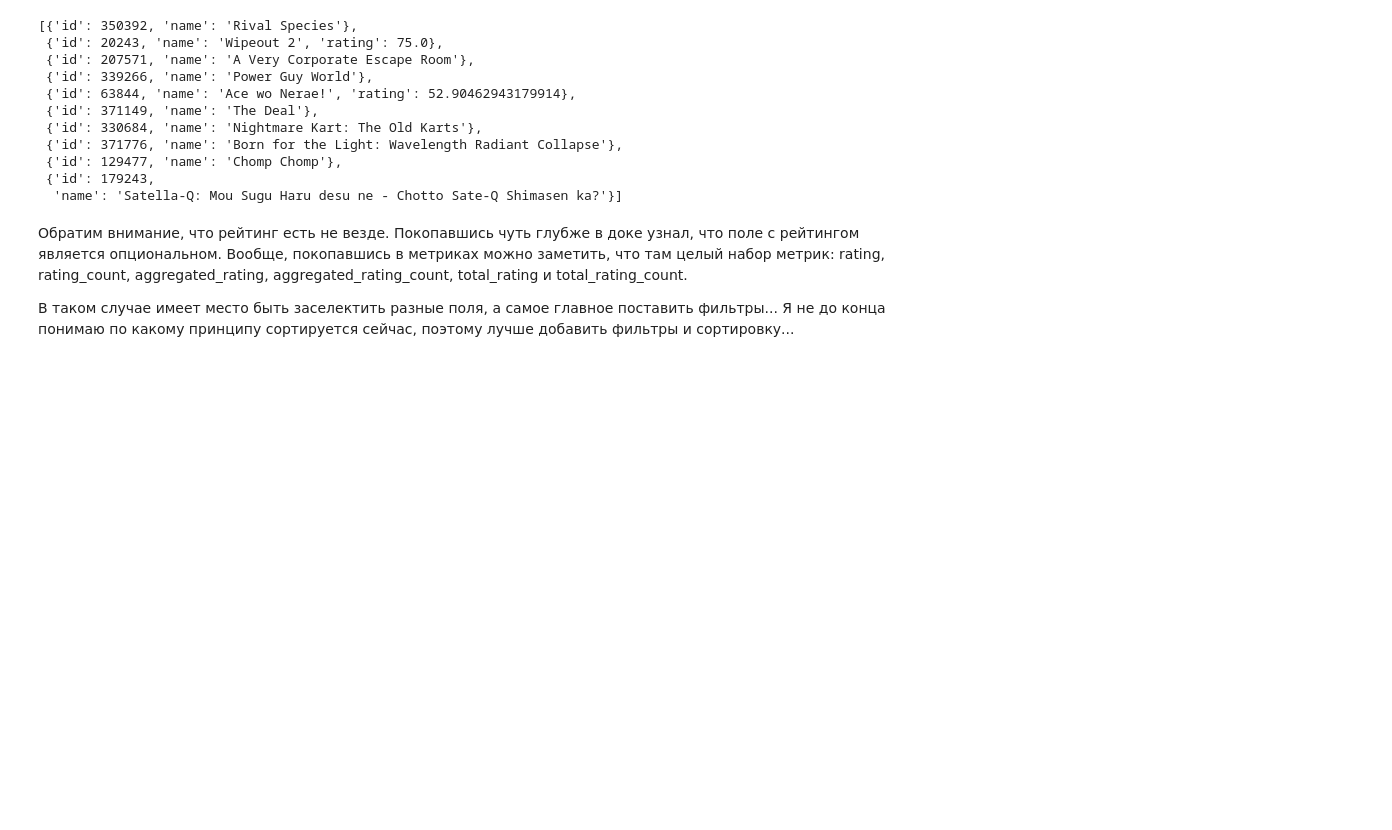
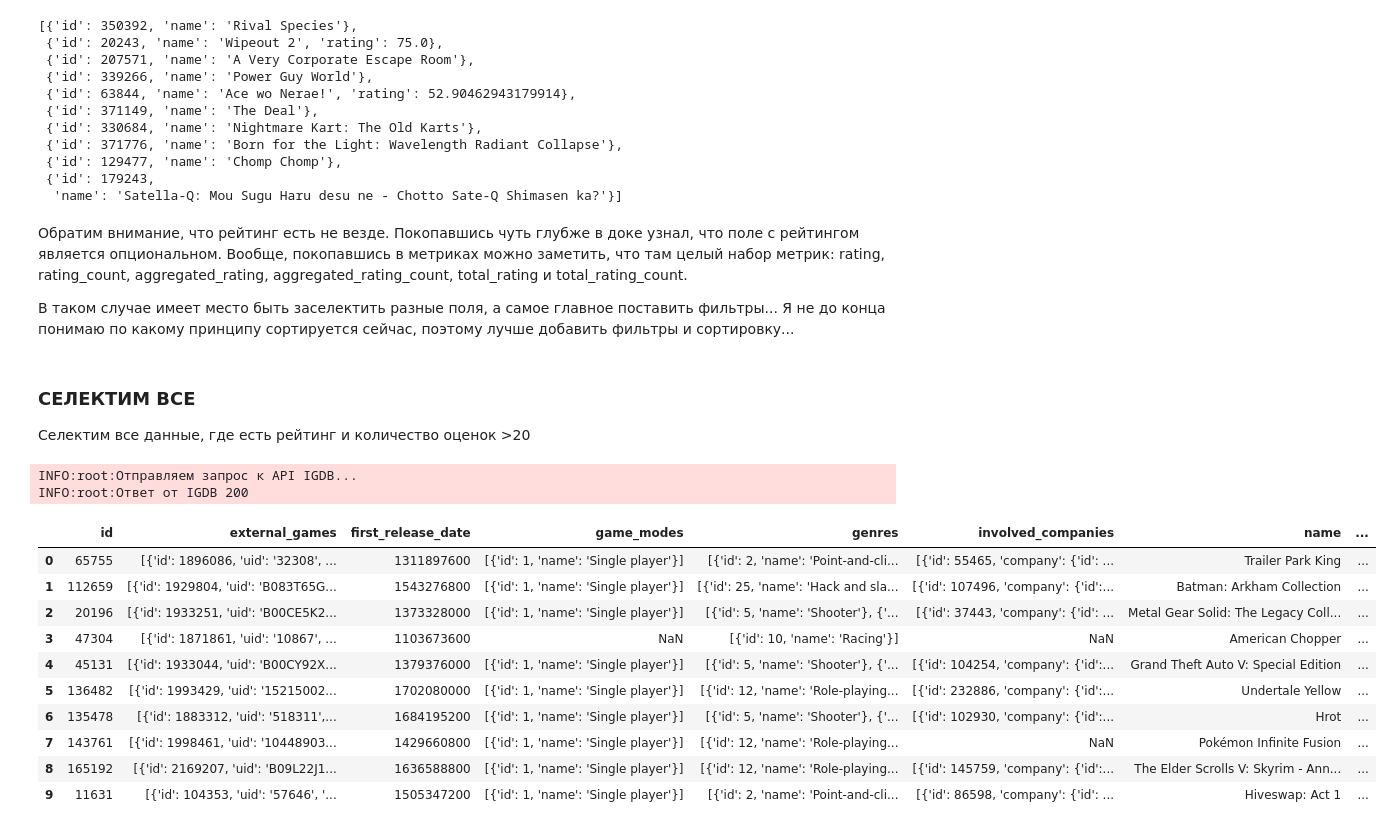
Before and after one commit to tdrkn/GP2, a Jupyter notebook: api_igdb.ipynb, the cells around one changed output. Cells and saved outputs as stored; diff of their text form; code cells hidden in the pictures; blank space fills up the shorter version.

```diff
--- a/api_igdb.ipynb
+++ b/api_igdb.ipynb
@@ -106,0 +143,49 @@ games10.json()
+# %% [markdown]
+### СЕЛЕКТИМ ВСЕ
+Селектим все данные, где есть рейтинг и количество оценок >20
+# %%
+body='''
+fields
+    id,
+    name,
+    slug,
+    first_release_date,
+    platforms.name,
+    genres.name,
+    themes.name,
+    game_modes.name,
+    game_type,
+    involved_companies.company.name,
+    rating,
+    rating_count,
+    aggregated_rating,
+    aggregated_rating_count,
+    total_rating,
+    total_rating_count,
+    hypes,
+    external_games.uid,
+    external_games.external_game_source;
+where rating!=null & rating_count>20;
+sort rating desc;
+limit 500;
+'''
+data_new = igdb_request(body)
+# %% [output]
+INFO:root:Отправляем запрос к API IGDB...
+INFO:root:Ответ от IGDB 200
+# %%
+import pandas as pd
+df = pd.DataFrame(data_new)
+df
+# %% [output]
+|  | id | external_games | first_release_date | game_modes | genres | involved_companies | name | ... |
+| 0 | 65755 | [{'id': 1896086, 'uid': '32308', ... | 1311897600 | [{'id': 1, 'name': 'Single player'}] | [{'id': 2, 'name': 'Point-and-cli... | [{'id': 55465, 'company': {'id': ... | Trailer Park King | ... |
+| 1 | 112659 | [{'id': 1929804, 'uid': 'B083T65G... | 1543276800 | [{'id': 1, 'name': 'Single player'}] | [{'id': 25, 'name': 'Hack and sla... | [{'id': 107496, 'company': {'id':... | Batman: Arkham Collection | ... |
+| 2 | 20196 | [{'id': 1933251, 'uid': 'B00CE5K2... | 1373328000 | [{'id': 1, 'name': 'Single player'}] | [{'id': 5, 'name': 'Shooter'}, {'... | [{'id': 37443, 'company': {'id': ... | Metal Gear Solid: The Legacy Coll... | ... |
+| 3 | 47304 | [{'id': 1871861, 'uid': '10867', ... | 1103673600 | NaN | [{'id': 10, 'name': 'Racing'}] | NaN | American Chopper | ... |
+| 4 | 45131 | [{'id': 1933044, 'uid': 'B00CY92X... | 1379376000 | [{'id': 1, 'name': 'Single player'}] | [{'id': 5, 'name': 'Shooter'}, {'... | [{'id': 104254, 'company': {'id':... | Grand Theft Auto V: Special Edition | ... |
+| 5 | 136482 | [{'id': 1993429, 'uid': '15215002... | 1702080000 | [{'id': 1, 'name': 'Single player'}] | [{'id': 12, 'name': 'Role-playing... | [{'id': 232886, 'company': {'id':... | Undertale Yellow | ... |
+| 6 | 135478 | [{'id': 1883312, 'uid': '518311',... | 1684195200 | [{'id': 1, 'name': 'Single player'}] | [{'id': 5, 'name': 'Shooter'}, {'... | [{'id': 102930, 'company': {'id':... | Hrot | ... |
+| 7 | 143761 | [{'id': 1998461, 'uid': '10448903... | 1429660800 | [{'id': 1, 'name': 'Single player'}] | [{'id': 12, 'name': 'Role-playing... | NaN | Pokémon Infinite Fusion | ... |
+| 8 | 165192 | [{'id': 2169207, 'uid': 'B09L22J1... | 1636588800 | [{'id': 1, 'name': 'Single player'}] | [{'id': 12, 'name': 'Role-playing... | [{'id': 145759, 'company': {'id':... | The Elder Scrolls V: Skyrim - Ann... | ... |
+| 9 | 11631 | [{'id': 104353, 'uid': '57646', '... | 1505347200 | [{'id': 1, 'name': 'Single player'}] | [{'id': 2, 'name': 'Point-and-cli... | [{'id': 86598, 'company': {'id': ... | Hiveswap: Act 1 | ... |
```
Also changed, not shown: parts of 8 cells of this notebook.
